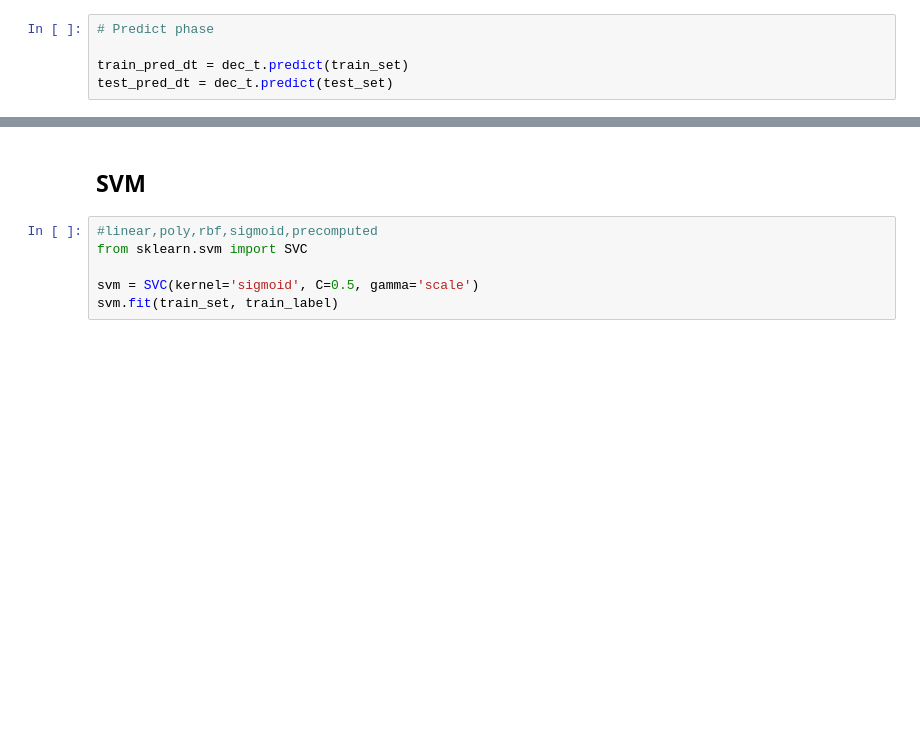
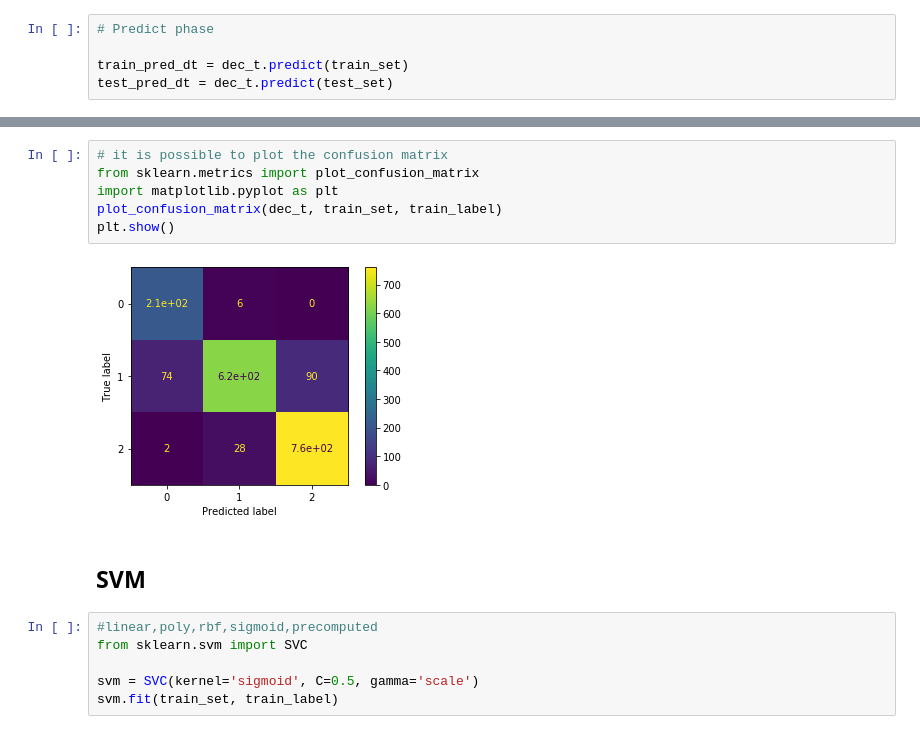
Before and after one commit to michelezoncheddu/data-mining-project, a Jupyter notebook: customers.ipynb, the cells around one changed output, grey strips where cells are left out. Cells and saved outputs as stored; diff of their text form; blank space fills up the shorter version.

Commit message:
Add metrics for decision tree

```diff
--- a/customers.ipynb
+++ b/customers.ipynb
@@ -763,3 +806,11 @@ Support train set  (array([0.72354949, 0.95317221, 0.90736342]), array([0.972477
+# %%
+# it is possible to plot the confusion matrix
+from sklearn.metrics import plot_confusion_matrix
+import matplotlib.pyplot as plt
+plot_confusion_matrix(dec_t, train_set, train_label)
+plt.show()
+# %% [output]
+[figure, added]
 # %% [markdown]
 ## SVM
 # %%
```
Also changed, not shown: parts of 19 cells of this notebook.
